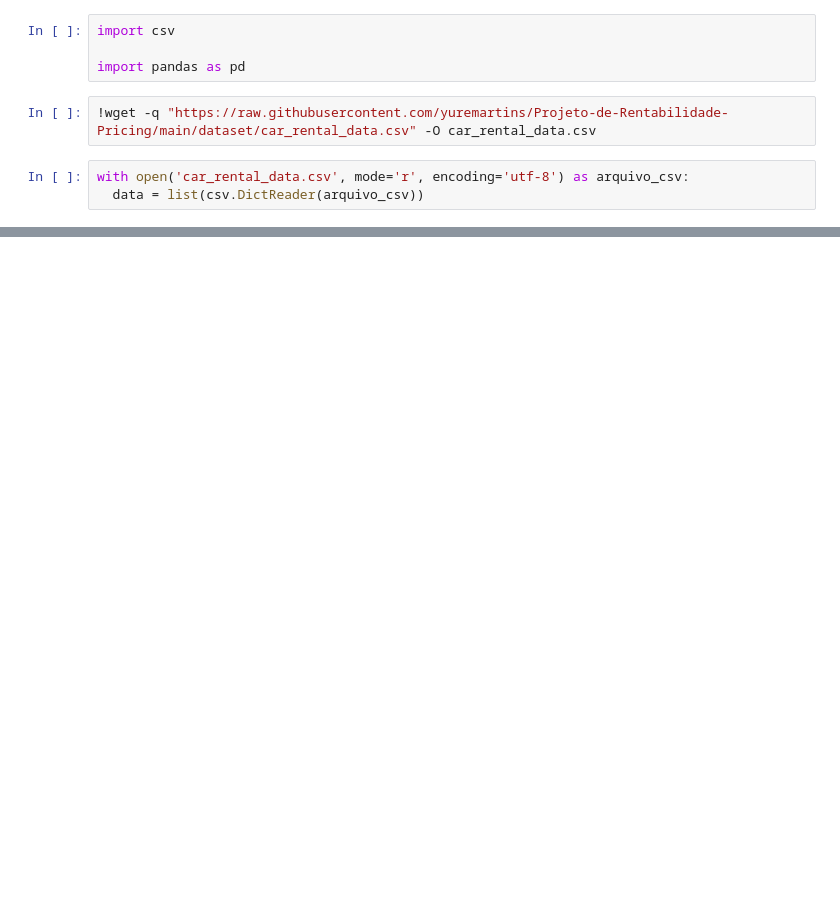
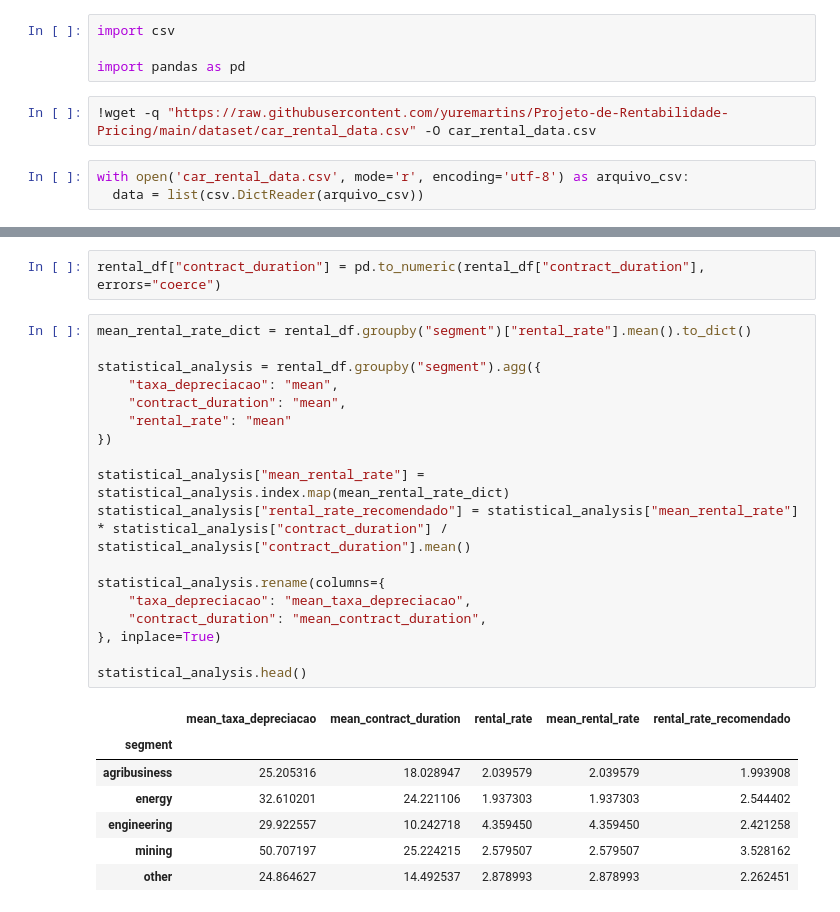
Before and after one commit to yuremartins/Projeto-de-Rentabilidade-Pricing, a Jupyter notebook: notebooks/pricing.ipynb, the cells around one changed output, grey strips where cells are left out. Saved outputs shown, nothing was run; the diff lists cells and outputs as text; blank space fills up the shorter version.

```diff
--- a/notebooks/pricing.ipynb
+++ b/notebooks/pricing.ipynb
@@ -64,0 +81,28 @@ Faturamento Total: R$ 193110.50
+# %%
+rental_df["contract_duration"] = pd.to_numeric(rental_df["contract_duration"], errors="coerce")
+# %%
+mean_rental_rate_dict = rental_df.groupby("segment")["rental_rate"].mean().to_dict()
+
+statistical_analysis = rental_df.groupby("segment").agg({
+    "taxa_depreciacao": "mean",
+    "contract_duration": "mean",
+    "rental_rate": "mean"
+})
+
+statistical_analysis["mean_rental_rate"] = statistical_analysis.index.map(mean_rental_rate_dict)
+statistical_analysis["rental_rate_recomendado"] = statistical_analysis["mean_rental_rate"] * statistical_analysis["contract_duration"] / statistical_analysis["contract_duration"].mean()
+
+statistical_analysis.rename(columns={
+    "taxa_depreciacao": "mean_taxa_depreciacao",
+    "contract_duration": "mean_contract_duration",
+}, inplace=True)
+
+statistical_analysis.head()
+# %% [output]
+|  | mean_taxa_depreciacao | mean_contract_duration | rental_rate | mean_rental_rate | rental_rate_recomendado |
+| segment |  |  |  |  |  |
+| agribusiness | 25.205316 | 18.028947 | 2.039579 | 2.039579 | 1.993908 |
+| energy | 32.610201 | 24.221106 | 1.937303 | 1.937303 | 2.544402 |
+| engineering | 29.922557 | 10.242718 | 4.359450 | 4.359450 | 2.421258 |
+| mining | 50.707197 | 25.224215 | 2.579507 | 2.579507 | 3.528162 |
+| other | 24.864627 | 14.492537 | 2.878993 | 2.878993 | 2.262451 |
```
Also changed, not shown: parts of 2 cells of this notebook.
